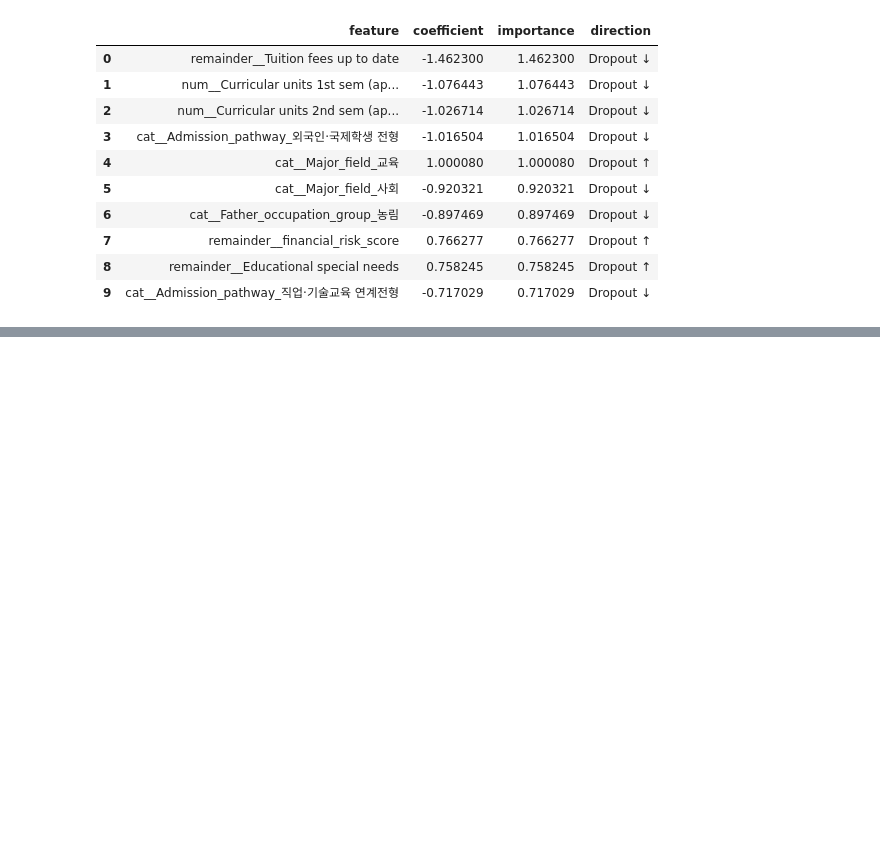
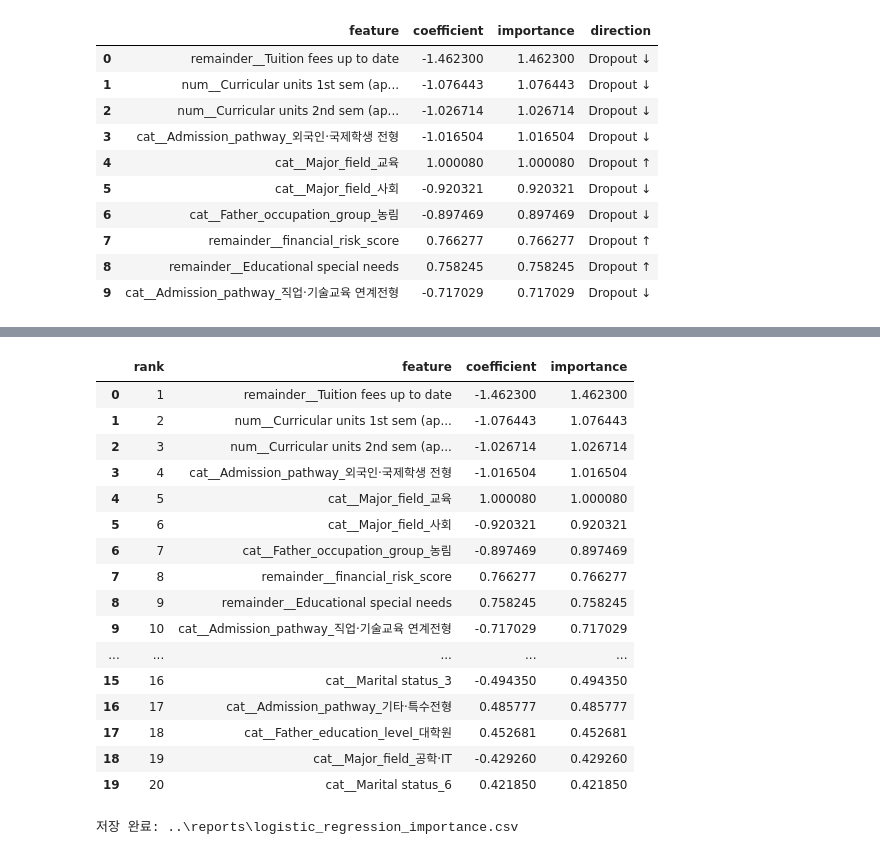
Before and after one commit to SKNETWORKS-FAMILY-AICAMP/SKN35-2nd-1Team, a Jupyter notebook: src/modeling_logistic_regression.ipynb, the cells around one changed output, grey strips where cells are left out. Saved outputs shown, nothing was run; the diff lists cells and outputs as text; code cells hidden in the pictures; blank space fills up the shorter version.

```diff
--- a/notebooks/modeling_logistic_regression.ipynb
+++ b/src/modeling_logistic_regression.ipynb
@@ -963,0 +988,5 @@ display(
+# %%
+model = logistic_model["model"]
+
+print(type(model))
+print("계수 shape:", model.coef_.shape)
@@ -963,0 +996,8 @@ display(
+# %%
+feature_names = preprocessor.get_feature_names_out()
+
+print("feature 개수:", len(feature_names))
+print("계수 개수:", len(model.coef_[0]))
+print()
+print("앞쪽 feature 이름:")
+print(feature_names[:10])
@@ -963,0 +1014,61 @@ display(
+# %%
+import pandas as pd
+import numpy as np
+from pathlib import Path
+
+# 로지스틱 회귀 계수
+coefficients = model.coef_[0]
+
+# importance 데이터프레임 생성
+logistic_importance = pd.DataFrame({
+    "feature": feature_names,
+    "coefficient": coefficients,
+    "importance": np.abs(coefficients)
+})
+
+# 중요도 절댓값 기준 내림차순
+logistic_importance = (
+    logistic_importance
+    .sort_values("importance", ascending=False)
+    .reset_index(drop=True)
+)
+
+# 순위 추가
+logistic_importance.insert(
+    0,
+    "rank",
+    range(1, len(logistic_importance) + 1)
+)
+
+# 상위 20개 확인
+logistic_importance.head(20)
+# %% [output]
+|  | rank | feature | coefficient | importance |
+| 0 | 1 | remainder__Tuition fees up to date | -1.462300 | 1.462300 |
+| 1 | 2 | num__Curricular units 1st sem (ap... | -1.076443 | 1.076443 |
+| 2 | 3 | num__Curricular units 2nd sem (ap... | -1.026714 | 1.026714 |
+| 3 | 4 | cat__Admission_pathway_외국인·국제학생 전형 | -1.016504 | 1.016504 |
+| 4 | 5 | cat__Major_field_교육 | 1.000080 | 1.000080 |
+| 5 | 6 | cat__Major_field_사회 | -0.920321 | 0.920321 |
+| 6 | 7 | cat__Father_occupation_group_농림 | -0.897469 | 0.897469 |
+| 7 | 8 | remainder__financial_risk_score | 0.766277 | 0.766277 |
+| 8 | 9 | remainder__Educational special needs | 0.758245 | 0.758245 |
+| 9 | 10 | cat__Admission_pathway_직업·기술교육 연계전형 | -0.717029 | 0.717029 |
+| ... | ... | ... | ... | ... |
+| 15 | 16 | cat__Marital status_3 | -0.494350 | 0.494350 |
+| 16 | 17 | cat__Admission_pathway_기타·특수전형 | 0.485777 | 0.485777 |
+| 17 | 18 | cat__Father_education_level_대학원 | 0.452681 | 0.452681 |
+| 18 | 19 | cat__Major_field_공학·IT | -0.429260 | 0.429260 |
+| 19 | 20 | cat__Marital status_6 | 0.421850 | 0.421850 |
+# %%
+OUTPUT_PATH = Path("../reports/logistic_regression_importance.csv")
+
+logistic_importance.to_csv(
+    OUTPUT_PATH,
+    index=False,
+    encoding="utf-8-sig"
+)
+
+print("저장 완료:", OUTPUT_PATH)
+# %% [output]
+저장 완료: ..\reports\logistic_regression_importance.csv
```
Also changed, not shown: parts of 4 cells of this notebook, 1 other file.
